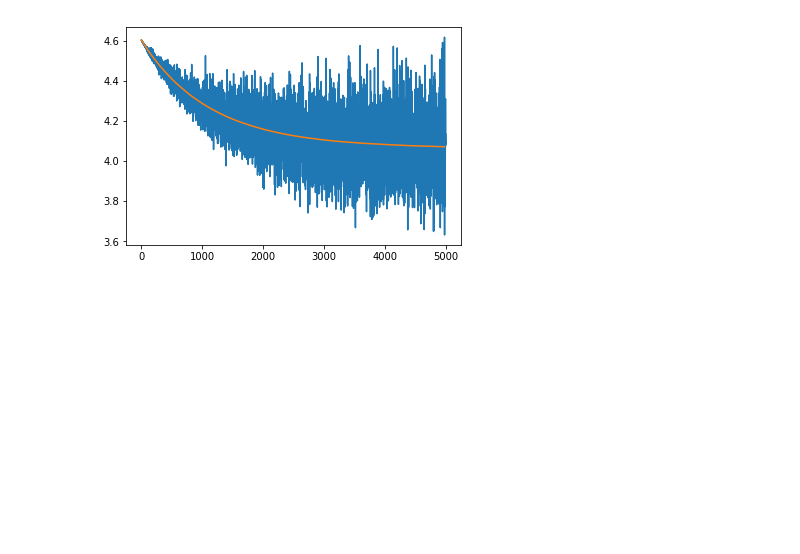
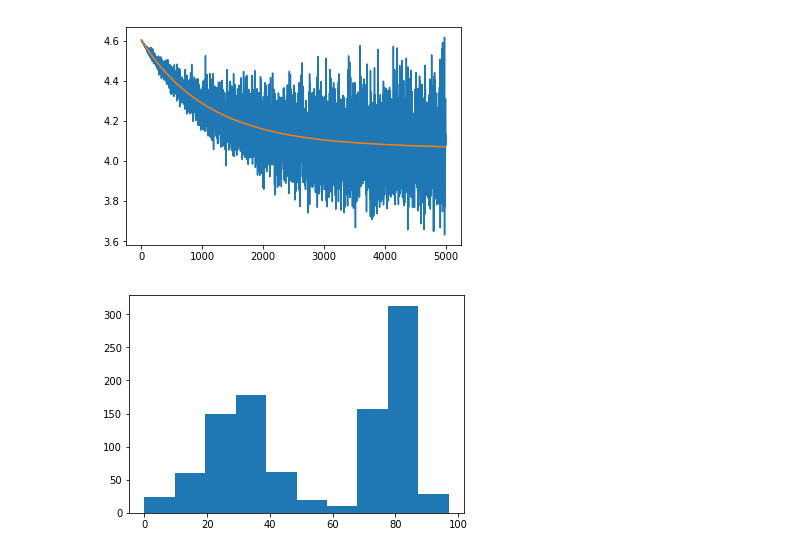
Before and after one commit to jinyeom/unsupervised, a Jupyter notebook: Autoregressive Models.ipynb, the cells around one changed output. Saved outputs shown, nothing was run; the diff lists cells and outputs as text; code cells hidden in the pictures; blank space fills up the shorter version.

Commit message:
got a correct histogram

```diff
--- a/Autoregressive Models.ipynb
+++ b/Autoregressive Models.ipynb
@@ -101,3 +101,8 @@ plt.plot(*tuple(zip(*valid_losses)))
 plt.show()
 # %% [output]
 [figure]
+# %%
+plt.hist([dist.sample() for i in range(1000)])
+plt.show()
+# %% [output]
+[figure, added]
```
Also changed, not shown: parts of 1 cell of this notebook.
